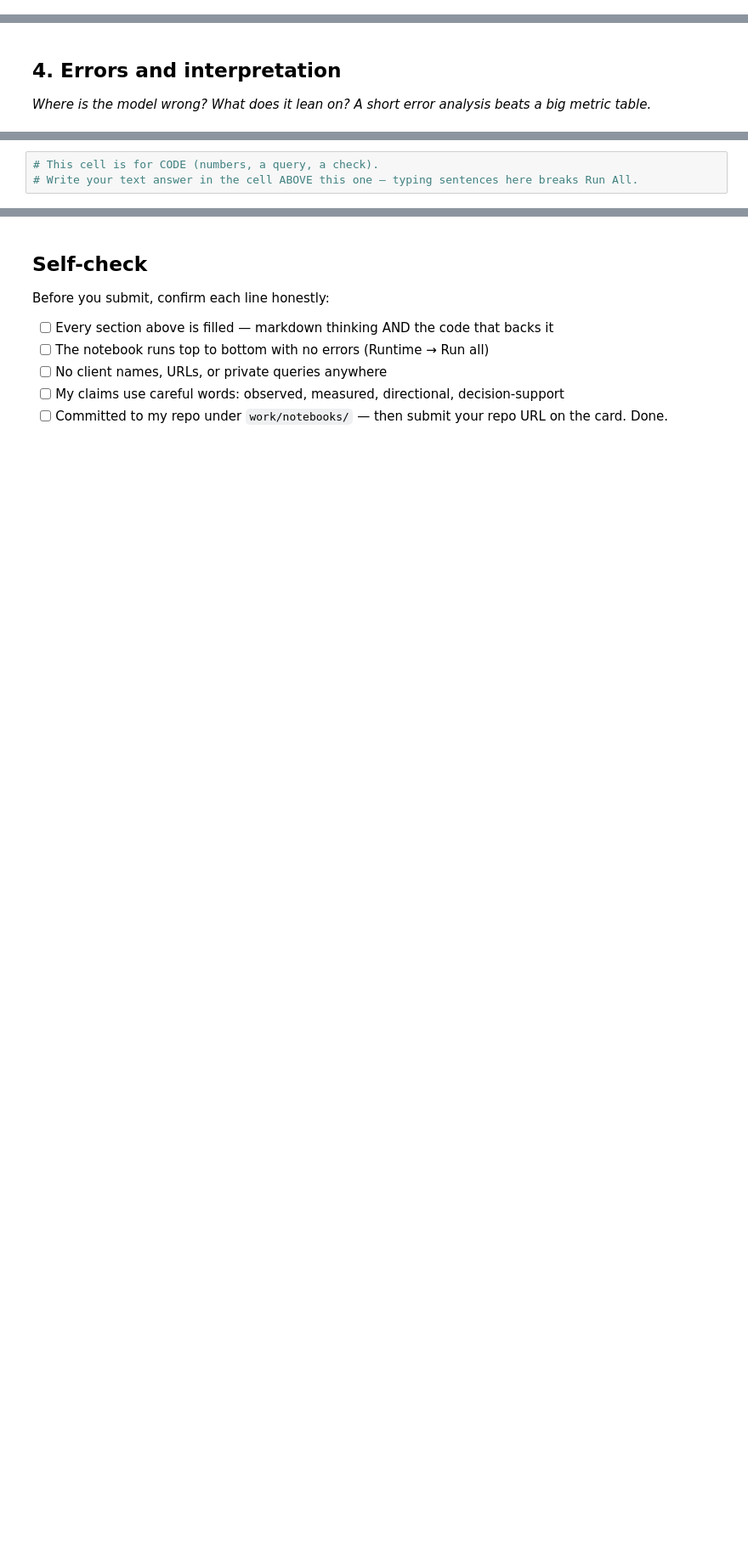
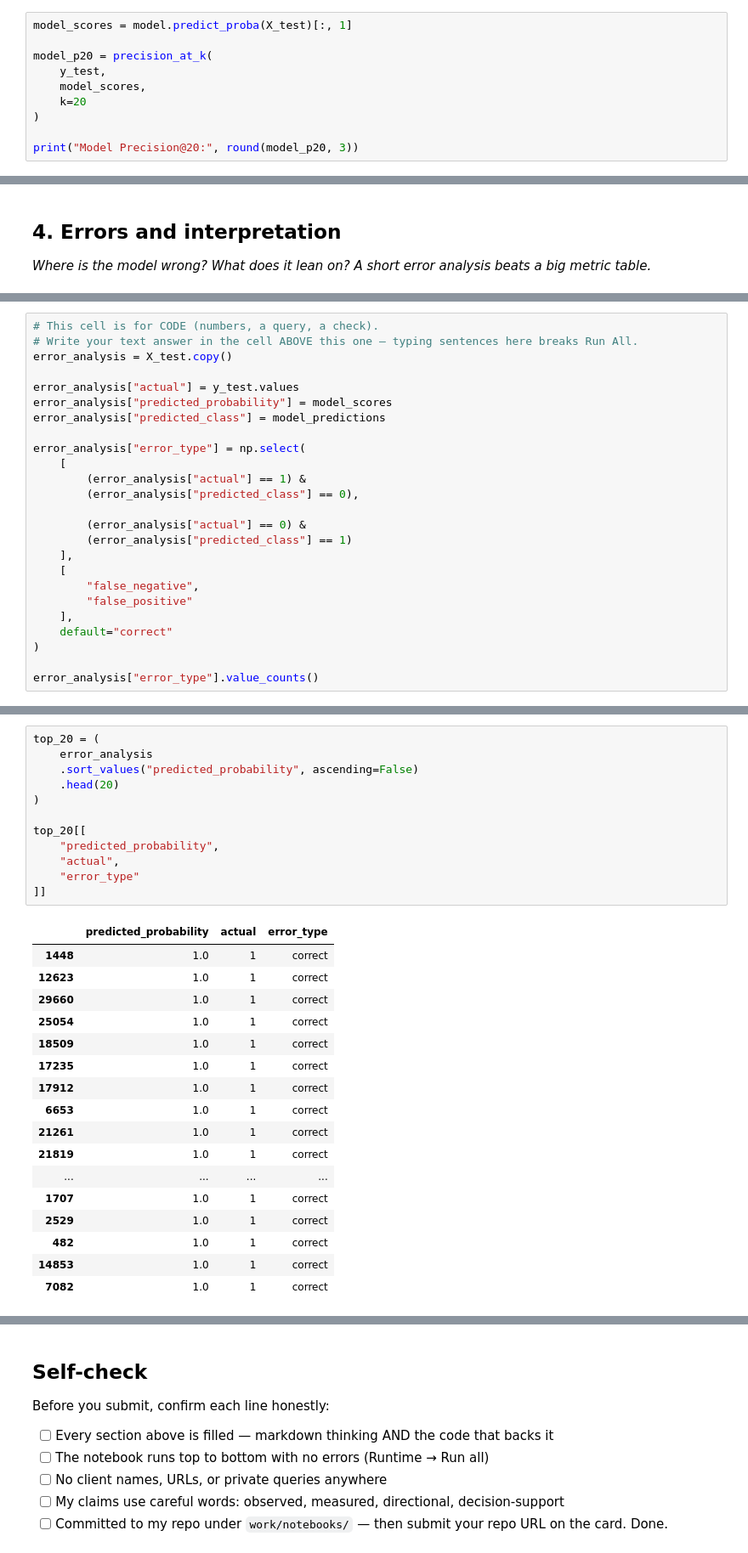
Before and after one commit to prakash587/flyrank-ml-internship-starter, a Jupyter notebook: work/notebooks/w05_model.ipynb, the cells around one changed output, grey strips where cells are left out. Shown at 85% size. Saved outputs shown, nothing was run; the diff lists cells and outputs as text; blank space fills up the shorter version.

```diff
--- a/work/notebooks/w05_model.ipynb
+++ b/work/notebooks/w05_model.ipynb
@@ -29,0 +243,10 @@ This skeleton is yours to fill. Work the sections **in order** — each one has
+# %%
+model_scores = model.predict_proba(X_test)[:, 1]
+
+model_p20 = precision_at_k(
+    y_test,
+    model_scores,
+    k=20
+)
+
+print("Model Precision@20:", round(model_p20, 3))
@@ -34,3 +360,25 @@ This skeleton is yours to fill. Work the sections **in order** — each one has
 # %%
 # This cell is for CODE (numbers, a query, a check).
 # Write your text answer in the cell ABOVE this one — typing sentences here breaks Run All.
+error_analysis = X_test.copy()
+
+error_analysis["actual"] = y_test.values
+error_analysis["predicted_probability"] = model_scores
+error_analysis["predicted_class"] = model_predictions
+
+error_analysis["error_type"] = np.select(
+    [
+        (error_analysis["actual"] == 1) &
+        (error_analysis["predicted_class"] == 0),
+
+        (error_analysis["actual"] == 0) &
+        (error_analysis["predicted_class"] == 1)
+    ],
+    [
+        "false_negative",
+        "false_positive"
+    ],
+    default="correct"
+)
+
+error_analysis["error_type"].value_counts()
@@ -36,0 +392,30 @@ This skeleton is yours to fill. Work the sections **in order** — each one has
+# %%
+top_20 = (
+    error_analysis
+    .sort_values("predicted_probability", ascending=False)
+    .head(20)
+)
+
+top_20[[
+    "predicted_probability",
+    "actual",
+    "error_type"
+]]
+# %% [output]
+|  | predicted_probability | actual | error_type |
+| 1448 | 1.0 | 1 | correct |
+| 12623 | 1.0 | 1 | correct |
+| 29660 | 1.0 | 1 | correct |
+| 25054 | 1.0 | 1 | correct |
+| 18509 | 1.0 | 1 | correct |
+| 17235 | 1.0 | 1 | correct |
+| 17912 | 1.0 | 1 | correct |
+| 6653 | 1.0 | 1 | correct |
+| 21261 | 1.0 | 1 | correct |
+| 21819 | 1.0 | 1 | correct |
+| ... | ... | ... | ... |
+| 1707 | 1.0 | 1 | correct |
+| 2529 | 1.0 | 1 | correct |
+| 482 | 1.0 | 1 | correct |
+| 14853 | 1.0 | 1 | correct |
+| 7082 | 1.0 | 1 | correct |
```
Also changed, not shown: parts of 21 cells of this notebook.
